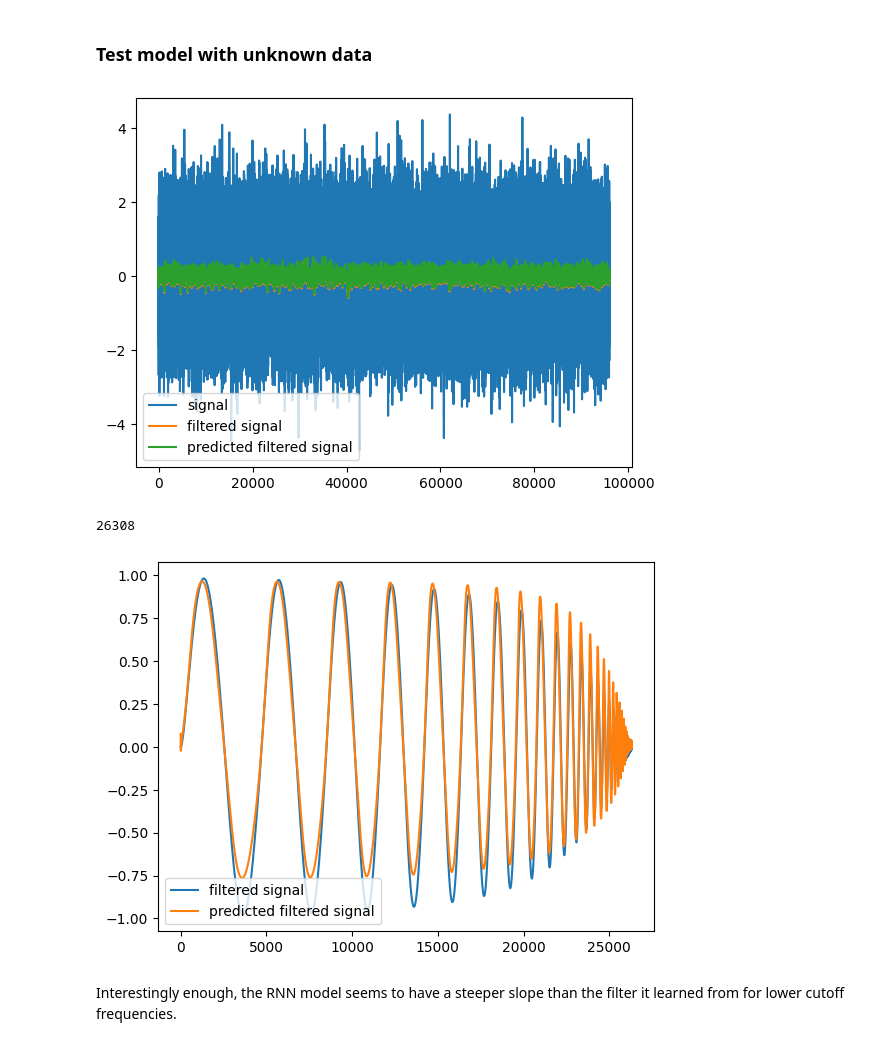
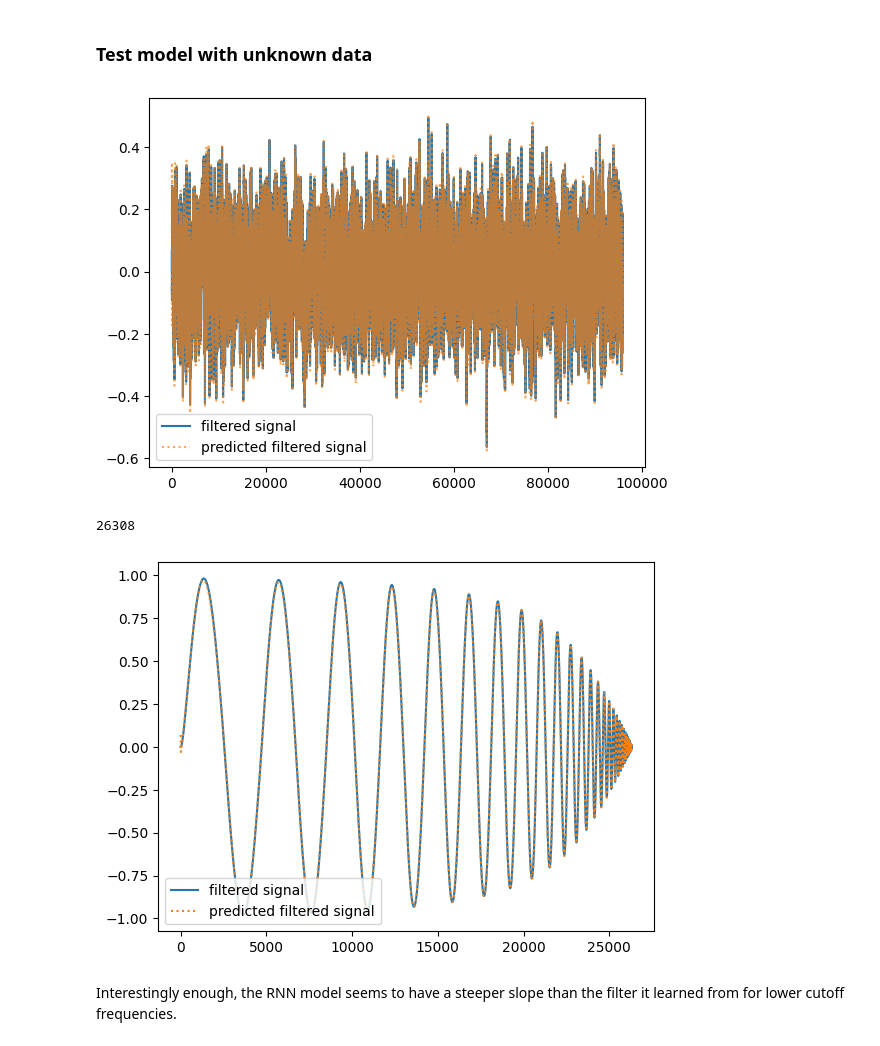
Before and after one commit to grybouilli/first-order-lowpass-GRU, a Jupyter notebook: model_eval.ipynb, the cells around one changed output. Drawn from its saved outputs; the diff is of its cells as text; code cells hidden in the pictures.

```diff
--- a/model_eval.ipynb
+++ b/model_eval.ipynb
@@ -108,19 +115,19 @@ beta = 0  # the exponent: 0=white noite; 1=pink noise;  2=red noise (also "brown
 brown_noise = cn.powerlaw_psd_gaussian(beta, N)
 filtered_noise = lowpass_filter(brown_noise, cutoff_freq, sample_rate)
 
-fc_norm = np.log2(2 * cutoff_freq / sample_rate)
+fc_norm = normalize_freq(cutoff_freq, sample_rate)
 
 pred = run_inference(filter_rnn, brown_noise, fc_norm, buffer_size, sample_rate)
-
-t = np.arange(len(pred))
-plt.figure()
-plt.plot(t, brown_noise, label="signal")
-plt.plot(t, filtered_noise, label="filtered signal")
-plt.plot(t, pred, label="predicted filtered signal")
-plt.legend(loc="lower left")
-plt.show()
-# %% [output]
-[figure, removed]
+# %%
+t = np.arange(len(pred))
+plt.figure()
+# plt.plot(t, brown_noise, label="signal")
+plt.plot(t, filtered_noise, label="filtered signal")
+plt.plot(t, pred, label="predicted filtered signal", linestyle="dotted", alpha=.7)
+plt.legend(loc="lower left")
+plt.show()
+# %% [output]
+[figure, added]
 # %%
 from create_dataset import generate_log_sweep, cut_to_nearest_multiple
 
@@ -144,11 +151,11 @@ t = np.arange(len(pred_fsweeps))
 plt.figure()
 # plt.plot(t, sweeps, label="signal")
 plt.plot(t, fsweeps, label="filtered signal")
-plt.plot(t, pred_fsweeps, label="predicted filtered signal")
+plt.plot(t, pred_fsweeps, label="predicted filtered signal", linestyle="dotted")
 plt.legend(loc="lower left")
 plt.show()
 # %% [output]
-[figure, old version]
+[figure, new version]
 # %% [markdown]
 Interestingly enough, the RNN model seems to have a steeper slope than the filter it learned from for lower cutoff frequencies.
 # %%
```
Also changed, not shown: parts of 8 cells of this notebook.
